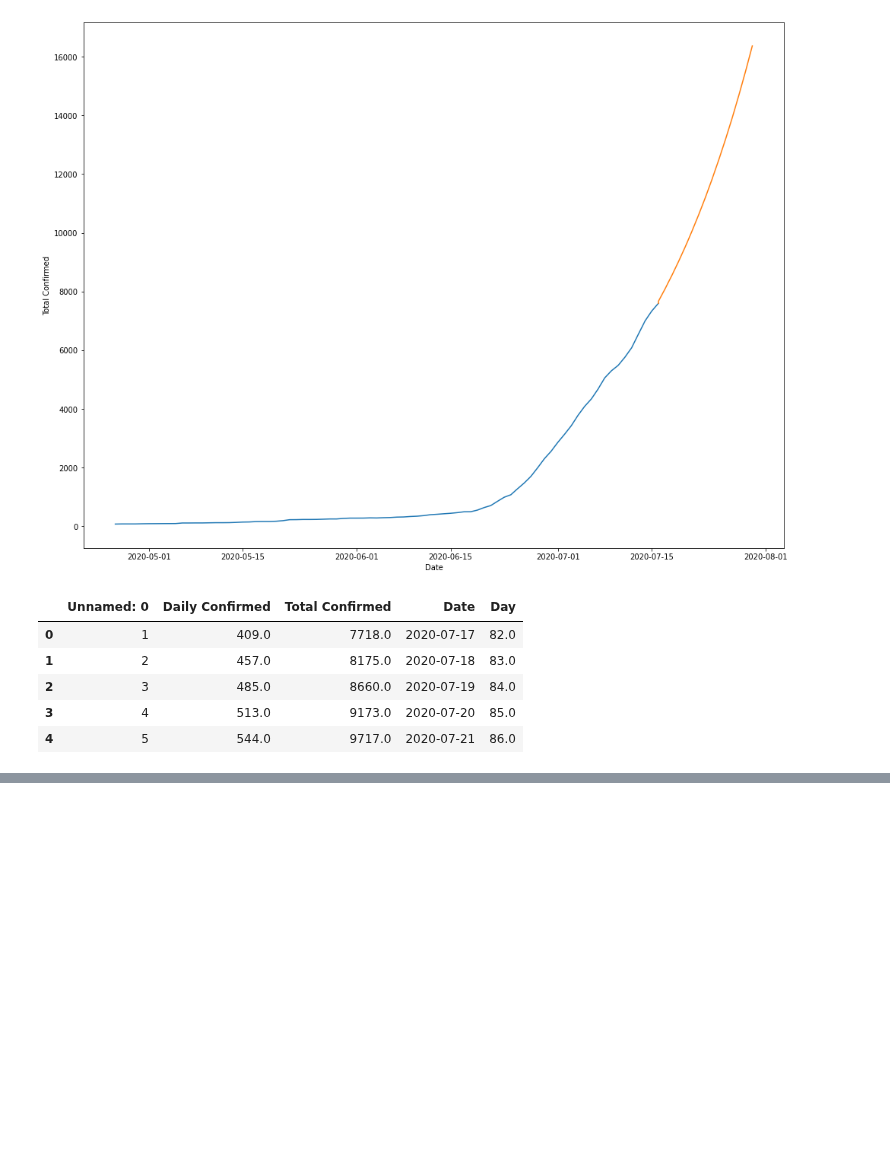
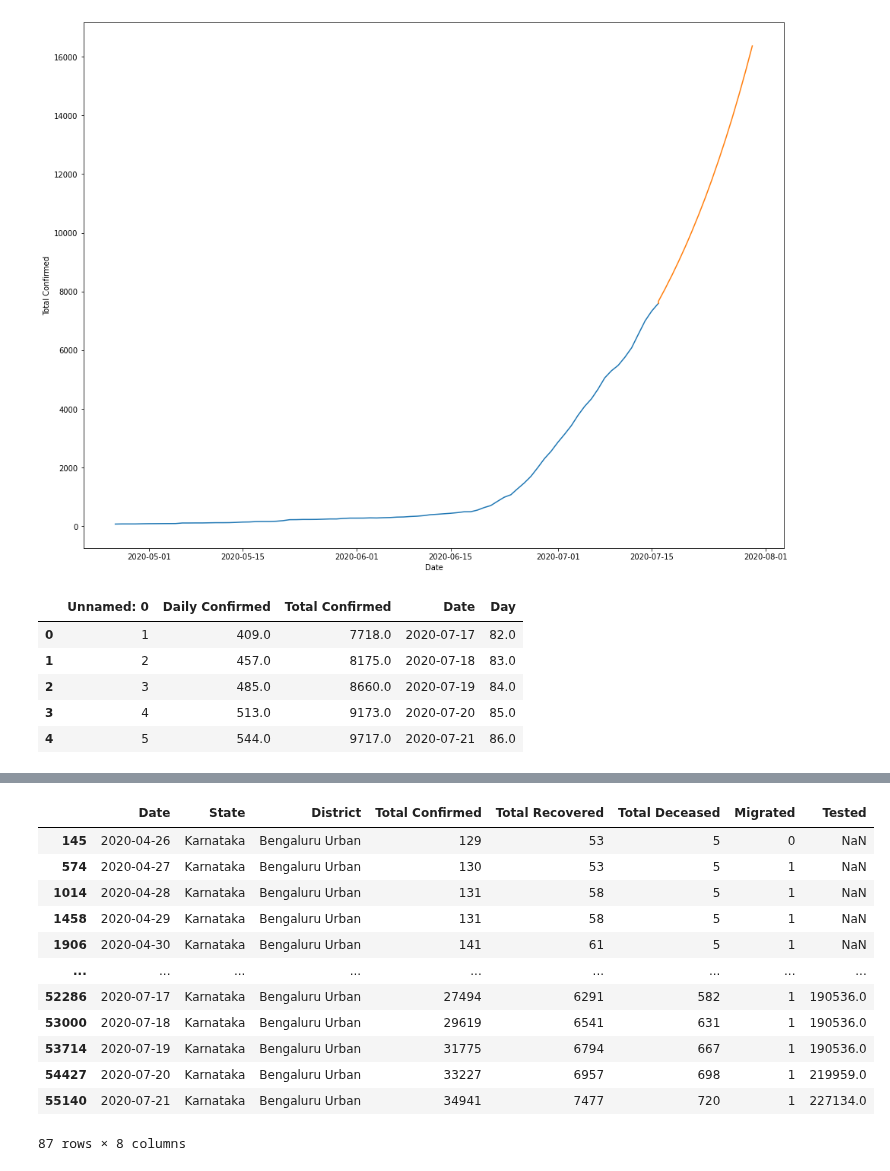
Before and after one commit to skbhere/COVID-19-Case-Forecasting, a Jupyter notebook: 02_Mdu.ipynb, the cells around one changed output, grey strips where cells are left out. Drawn from its saved outputs; the diff is of its cells as text; code cells hidden in the pictures; blank space fills up the shorter version.

```diff
--- a/02_Mdu.ipynb
+++ b/02_Mdu.ipynb
@@ -343,0 +375,16 @@ pr.head()
+# %%
+df1
+# %% [output]
+|  | Date | State | District | Total Confirmed | Total Recovered | Total Deceased | Migrated | Tested |
+| 145 | 2020-04-26 | Karnataka | Bengaluru Urban | 129 | 53 | 5 | 0 | NaN |
+| 574 | 2020-04-27 | Karnataka | Bengaluru Urban | 130 | 53 | 5 | 1 | NaN |
+| 1014 | 2020-04-28 | Karnataka | Bengaluru Urban | 131 | 58 | 5 | 1 | NaN |
+| 1458 | 2020-04-29 | Karnataka | Bengaluru Urban | 131 | 58 | 5 | 1 | NaN |
+| 1906 | 2020-04-30 | Karnataka | Bengaluru Urban | 141 | 61 | 5 | 1 | NaN |
+| ... | ... | ... | ... | ... | ... | ... | ... | ... |
+| 52286 | 2020-07-17 | Karnataka | Bengaluru Urban | 27494 | 6291 | 582 | 1 | 190536.0 |
+| 53000 | 2020-07-18 | Karnataka | Bengaluru Urban | 29619 | 6541 | 631 | 1 | 190536.0 |
+| 53714 | 2020-07-19 | Karnataka | Bengaluru Urban | 31775 | 6794 | 667 | 1 | 190536.0 |
+| 54427 | 2020-07-20 | Karnataka | Bengaluru Urban | 33227 | 6957 | 698 | 1 | 219959.0 |
+| 55140 | 2020-07-21 | Karnataka | Bengaluru Urban | 34941 | 7477 | 720 | 1 | 227134.0 |
+87 rows × 8 columns
```
Also changed, not shown: parts of 5 cells of this notebook.
